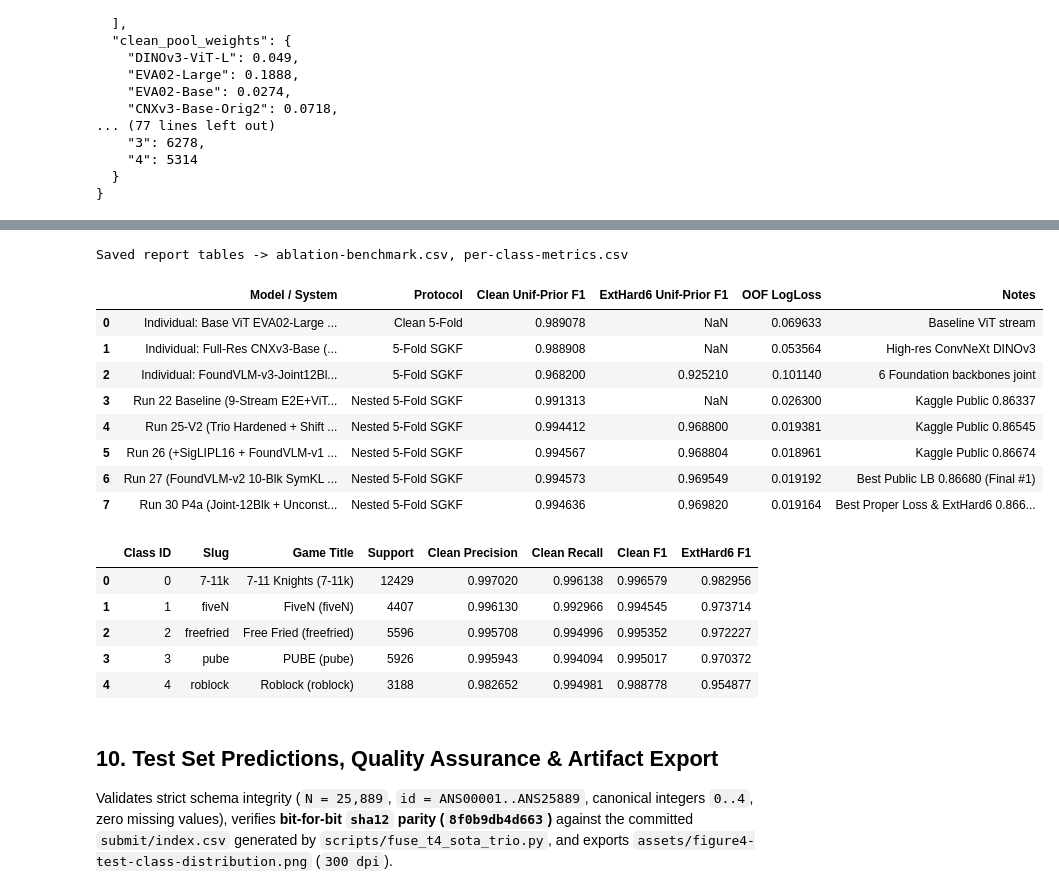
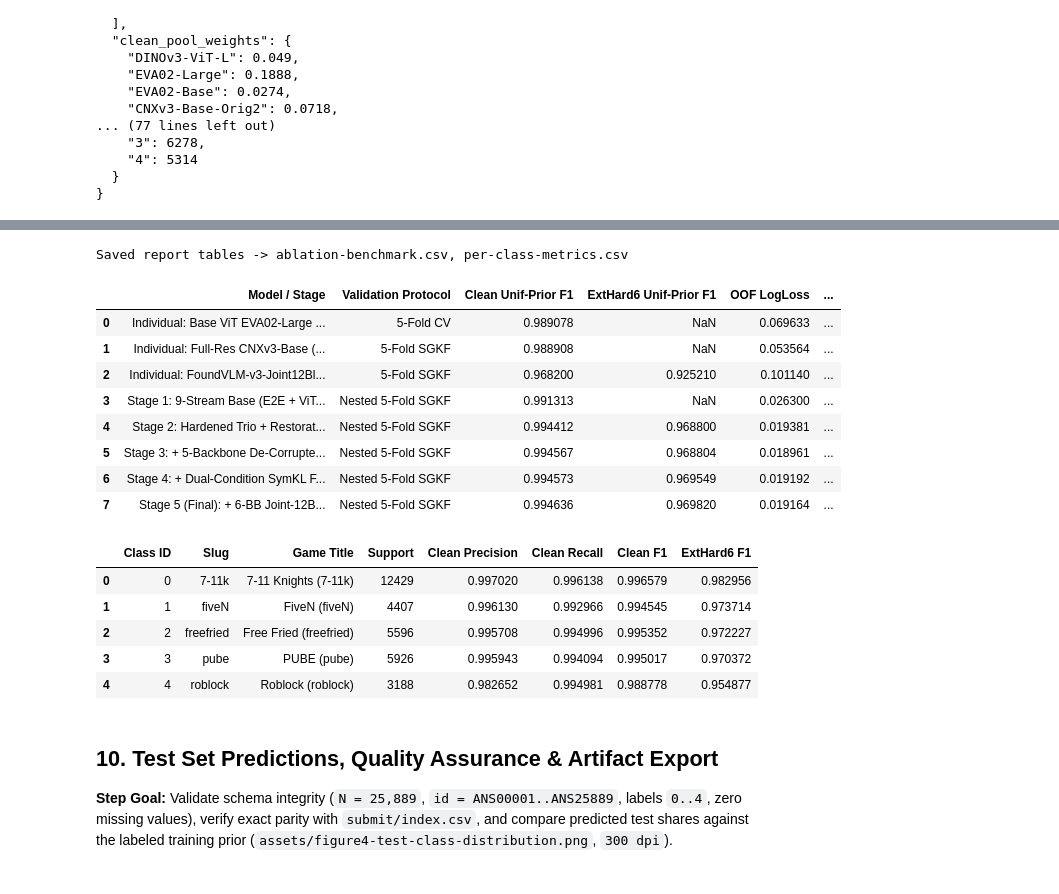
Before and after one commit to Palapluem/ml00x, a Jupyter notebook: task4/task4_game_title_detection.ipynb, the cells around one changed output, grey strips where cells are left out. Drawn from its saved outputs; the diff is of its cells as text; code cells hidden in the pictures.

```diff
--- a/task4/task4_game_title_detection.ipynb
+++ b/task4/task4_game_title_detection.ipynb
@@ -502,23 +525,22 @@ Compiles every individual backbone family (`ConvNeXtV2`, `DINOv2`, `ViTs`, `CNXv
 # %%
 ablation_rows = [
-    ("Individual: Base ViT EVA02-Large (224px)", "Clean 5-Fold", np.nan, np.nan, np.nan, "Baseline ViT stream"),
-    ("Individual: Full-Res CNXv3-Base (192x384 Hard6)", "5-Fold SGKF", np.nan, np.nan, np.nan, "High-res ConvNeXt DINOv3"),
-    ("Individual: FoundVLM-v3-Joint12Blk (6-BB 13,568d)", "5-Fold SGKF", 0.96820, 0.92521, 0.10114, "6 Foundation backbones joint"),
-    ("Run 22 Baseline (9-Stream E2E+ViT+DINOv2)", "Nested 5-Fold SGKF", 0.991313, np.nan, 0.026300, "Kaggle Public 0.86337"),
-    ("Run 25-V2 (Trio Hardened + Shift Gate 0.10)", "Nested 5-Fold SGKF", 0.994412, 0.968800, 0.019381, "Kaggle Public 0.86545"),
-    ("Run 26 (+SigLIPL16 + FoundVLM-v1 5-BB)", "Nested 5-Fold SGKF", 0.994567, 0.968804, 0.018961, "Kaggle Public 0.86674"),
-    ("Run 27 (FoundVLM-v2 10-Blk SymKL + Gate 0.04)", "Nested 5-Fold SGKF", 0.994573, 0.969549, 0.019192, "Best Public LB 0.86680 (Final #1)"),
+    ("Individual: Base ViT EVA02-Large (224px)", "5-Fold CV", np.nan, np.nan, np.nan, "High-res ViT baseline"),
+    ("Individual: Full-Res CNXv3-Base (192x384 Hard6)", "5-Fold SGKF", np.nan, np.nan, np.nan, "Hardened ConvNeXt DINOv3 backbone"),
+    ("Individual: FoundVLM-v3-Joint12Blk (6-BB 13,568d)", "5-Fold SGKF", 0.96820, 0.92521, 0.10114, "6 De-Corrupted v4 backbones fused jointly"),
+    ("Stage 1: 9-Stream Base (E2E + ViTs + DINOv2)", "Nested 5-Fold SGKF", 0.991313, np.nan, 0.026300, "Initial dual-regime baseline"),
+    ("Stage 2: Hardened Trio + Restoration Shift Gate", "Nested 5-Fold SGKF", 0.994412, 0.968800, 0.019381, "Adds 192x384 Hard6 models & JS shift gate"),
+    ("Stage 3: + 5-Backbone De-Corrupted FoundVLM-v1", "Nested 5-Fold SGKF", 0.994567, 0.968804, 0.018961, "Adds frozen multi-VLM semantic features"),
+    ("Stage 4: + Dual-Condition SymKL FoundVLM-v2", "Nested 5-Fold SGKF", 0.994573, 0.969549, 0.019192, "10-block PowerNorm + SymKL consistency"),
     (
-        "Run 30 P4a (Joint-12Blk + Unconstrained ExtHard6)",
+        "Stage 5 (Final): + 6-BB Joint-12Blk & Unconstrained ExtHard6",
         "Nested 5-Fold SGKF",
         fusion_summary["metrics"]["clean_unif_oof_f1"],
         fusion_summary["metrics"]["exthard6_unif_oof_f1"],
         fusion_summary["metrics"]["oof_logloss"],
-        "Best Proper Loss & ExtHard6 0.86678 (Final #2)",
+        "12-block 13,568d joint MLP + ExtHard6 min_bound=0.00",
     ),
 ]
 
-# Populate exact OOF F1 / LogLoss for key individual model-level streams loaded in details
 stream_lookup = {
     "EVA02-Large": 0,
     "CNXv3-Base-Hard6": 1,
@@ -538,48 +560,48 @@ for idx_s, pname in enumerate(details["pool_names"]):
 
 ablation_df = pd.DataFrame(
     ablation_rows,
-    columns=["Model / System", "Protocol", "Clean Unif-Prior F1", "ExtHard6 Unif-Prior F1", "OOF LogLoss", "Notes"],
+    columns=["Model / Stage", "Validation Protocol", "Clean Unif-Prior F1", "ExtHard6 Unif-Prior F1", "OOF LogLoss", "Key Architectural Change"],
 )
 ablation_path = ASSETS_DIR / "ablation-benchmark.csv"
 ablation_df.to_csv(ablation_path, index=False)
 
 rep_dict = classification_report(
     y_all,
     pred_oof,
     target_names=[f"{i}: {INV_CLASS_MAP[i]}" for i in range(5)],
     output_dict=True,
     digits=6,
 )
 per_class_df = pd.DataFrame([
     {
         "Class ID": i,
         "Slug": INV_CLASS_MAP[i],
         "Game Title": CLASS_DISPLAY_NAMES[i],
         "Support": int((y_all == i).sum()),
         "Clean Precision": round(rep_dict[f"{i}: {INV_CLASS_MAP[i]}"]["precision"], 6),
         "Clean Recall": round(rep_dict[f"{i}: {INV_CLASS_MAP[i]}"]["recall"], 6),
         "Clean F1": round(per_cls_clean[i], 6),
         "ExtHard6 F1": round(per_cls_ext[i], 6),
     }
     for i in range(5)
 ])
 per_class_path = ASSETS_DIR / "per-class-metrics.csv"
 per_class_df.to_csv(per_class_path, index=False)
 
 print(f"Saved report tables -> {ablation_path.name}, {per_class_path.name}")
 display(ablation_df)
 display(per_class_df)
 # %% [output]
 Saved report tables -> ablation-benchmark.csv, per-class-metrics.csv
-|  | Model / System | Protocol | Clean Unif-Prior F1 | ExtHard6 Unif-Prior F1 | OOF LogLoss | Notes |
-| 0 | Individual: Base ViT EVA02-Large ... | Clean 5-Fold | 0.989078 | NaN | 0.069633 | Baseline ViT stream |
-| 1 | Individual: Full-Res CNXv3-Base (... | 5-Fold SGKF | 0.988908 | NaN | 0.053564 | High-res ConvNeXt DINOv3 |
-| 2 | Individual: FoundVLM-v3-Joint12Bl... | 5-Fold SGKF | 0.968200 | 0.925210 | 0.101140 | 6 Foundation backbones joint |
-| 3 | Run 22 Baseline (9-Stream E2E+ViT... | Nested 5-Fold SGKF | 0.991313 | NaN | 0.026300 | Kaggle Public 0.86337 |
-| 4 | Run 25-V2 (Trio Hardened + Shift ... | Nested 5-Fold SGKF | 0.994412 | 0.968800 | 0.019381 | Kaggle Public 0.86545 |
-| 5 | Run 26 (+SigLIPL16 + FoundVLM-v1 ... | Nested 5-Fold SGKF | 0.994567 | 0.968804 | 0.018961 | Kaggle Public 0.86674 |
-| 6 | Run 27 (FoundVLM-v2 10-Blk SymKL ... | Nested 5-Fold SGKF | 0.994573 | 0.969549 | 0.019192 | Best Public LB 0.86680 (Final #1) |
-| 7 | Run 30 P4a (Joint-12Blk + Unconst... | Nested 5-Fold SGKF | 0.994636 | 0.969820 | 0.019164 | Best Proper Loss & ExtHard6 0.866... |
+|  | Model / Stage | Validation Protocol | Clean Unif-Prior F1 | ExtHard6 Unif-Prior F1 | OOF LogLoss | ... |
+| 0 | Individual: Base ViT EVA02-Large ... | 5-Fold CV | 0.989078 | NaN | 0.069633 | ... |
+| 1 | Individual: Full-Res CNXv3-Base (... | 5-Fold SGKF | 0.988908 | NaN | 0.053564 | ... |
+| 2 | Individual: FoundVLM-v3-Joint12Bl... | 5-Fold SGKF | 0.968200 | 0.925210 | 0.101140 | ... |
+| 3 | Stage 1: 9-Stream Base (E2E + ViT... | Nested 5-Fold SGKF | 0.991313 | NaN | 0.026300 | ... |
+| 4 | Stage 2: Hardened Trio + Restorat... | Nested 5-Fold SGKF | 0.994412 | 0.968800 | 0.019381 | ... |
+| 5 | Stage 3: + 5-Backbone De-Corrupte... | Nested 5-Fold SGKF | 0.994567 | 0.968804 | 0.018961 | ... |
+| 6 | Stage 4: + Dual-Condition SymKL F... | Nested 5-Fold SGKF | 0.994573 | 0.969549 | 0.019192 | ... |
+| 7 | Stage 5 (Final): + 6-BB Joint-12B... | Nested 5-Fold SGKF | 0.994636 | 0.969820 | 0.019164 | ... |
 |  | Class ID | Slug | Game Title | Support | Clean Precision | Clean Recall | Clean F1 | ExtHard6 F1 |
 | 0 | 0 | 7-11k | 7-11 Knights (7-11k) | 12429 | 0.997020 | 0.996138 | 0.996579 | 0.982956 |
 | 1 | 1 | fiveN | FiveN (fiveN) | 4407 | 0.996130 | 0.992966 | 0.994545 | 0.973714 |
@@ -589,7 +611,7 @@ Saved report tables -> ablation-benchmark.csv, per-class-metrics.csv
 # %% [markdown]
 ## 10. Test Set Predictions, Quality Assurance & Artifact Export
 
-Validates strict schema integrity (`N = 25,889`, `id = ANS00001..ANS25889`, canonical integers `0..4`, zero missing values), verifies **bit-for-bit `sha12` parity (`8f0b9db4d663`)** against the committed `submit/index.csv` generated by `scripts/fuse_t4_sota_trio.py`, and exports `assets/figure4-test-class-distribution.png` (`300 dpi`).
+**Step Goal:** Validate schema integrity (`N = 25,889`, `id = ANS00001..ANS25889`, labels `0..4`, zero missing values), verify exact parity with `submit/index.csv`, and compare predicted test shares against the labeled training prior (`assets/figure4-test-class-distribution.png`, `300 dpi`).
 # %%
 pred_labels = details["pred_labels"]
 assert len(pred_labels) == len(test_df) == 25889
```
Also changed, not shown: parts of 19 cells of this notebook, 6 other files.
